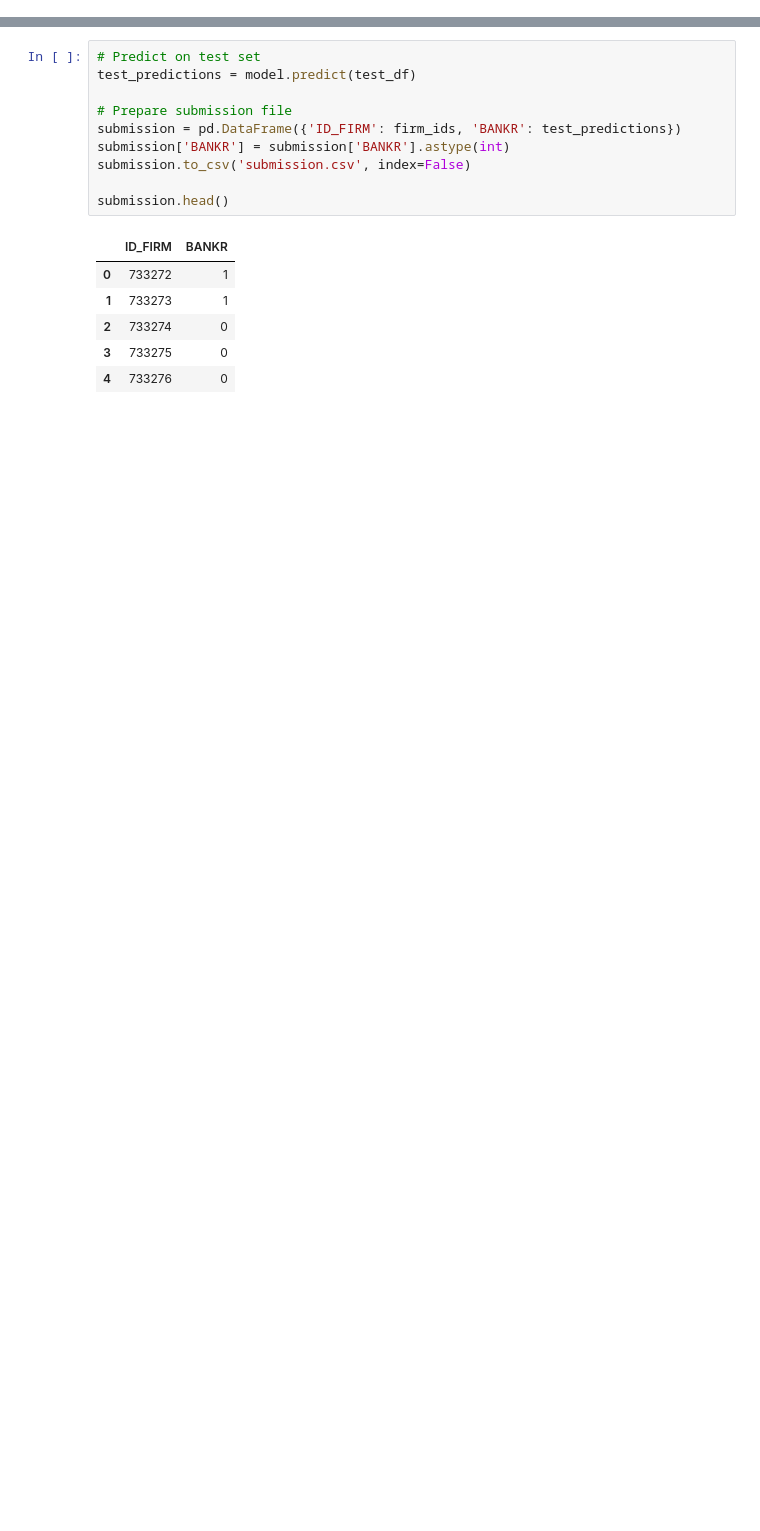
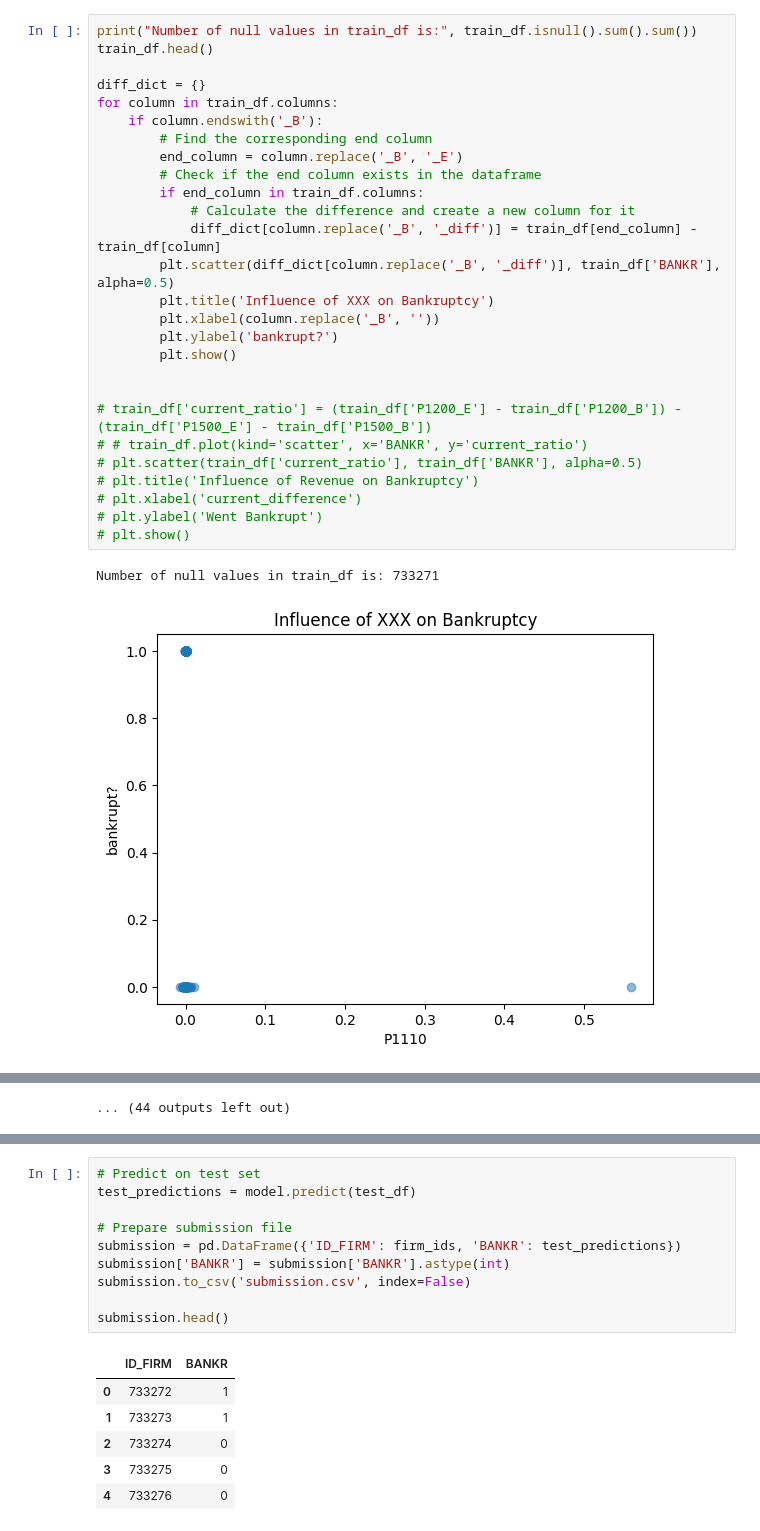
Before and after one commit to raweber42/education, a Jupyter notebook: keitlin_assignment/optimized_solution.ipynb, the cells around one changed output, grey strips where cells are left out. Drawn from its saved outputs; the diff is of its cells as text; blank space fills up the shorter version.

Commit message:
Add plotting for feature vs isBankrupt

```diff
--- a/keitlin_assignment/optimized_solution.ipynb
+++ b/keitlin_assignment/optimized_solution.ipynb
@@ -8,3 +9,33 @@ from sklearn.metrics import accuracy_score, confusion_matrix, classification_rep
 # Load the training and test datasets
 train_df = pd.read_csv('train.csv')
 test_df = pd.read_csv('test.csv')
+# %%
+print("Number of null values in train_df is:", train_df.isnull().sum().sum())
+train_df.head()
+
+diff_dict = {}
+for column in train_df.columns:
+    if column.endswith('_B'):
+        # Find the corresponding end column
+        end_column = column.replace('_B', '_E')
+        # Check if the end column exists in the dataframe
+        if end_column in train_df.columns:
+            # Calculate the difference and create a new column for it
+            diff_dict[column.replace('_B', '_diff')] = train_df[end_column] - train_df[column]
+        plt.scatter(diff_dict[column.replace('_B', '_diff')], train_df['BANKR'], alpha=0.5)
+        plt.title('Influence of XXX on Bankruptcy')
+        plt.xlabel(column.replace('_B', ''))
+        plt.ylabel('bankrupt?')
+        plt.show()
+
+
+# train_df['current_ratio'] = (train_df['P1200_E'] - train_df['P1200_B']) - (train_df['P1500_E'] - train_df['P1500_B'])
+# # train_df.plot(kind='scatter', x='BANKR', y='current_ratio')
+# plt.scatter(train_df['current_ratio'], train_df['BANKR'], alpha=0.5)
+# plt.title('Influence of Revenue on Bankruptcy')
+# plt.xlabel('current_difference')
+# plt.ylabel('Went Bankrupt')
+# plt.show()
+# %% [output]
+Number of null values in train_df is: 733271
+[figure, added]
@@ -11 +52,2 @@ test_df = pd.read_csv('test.csv')
+... (44 outputs left out)
 # %%
```
Also changed, not shown: parts of 6 cells of this notebook.
